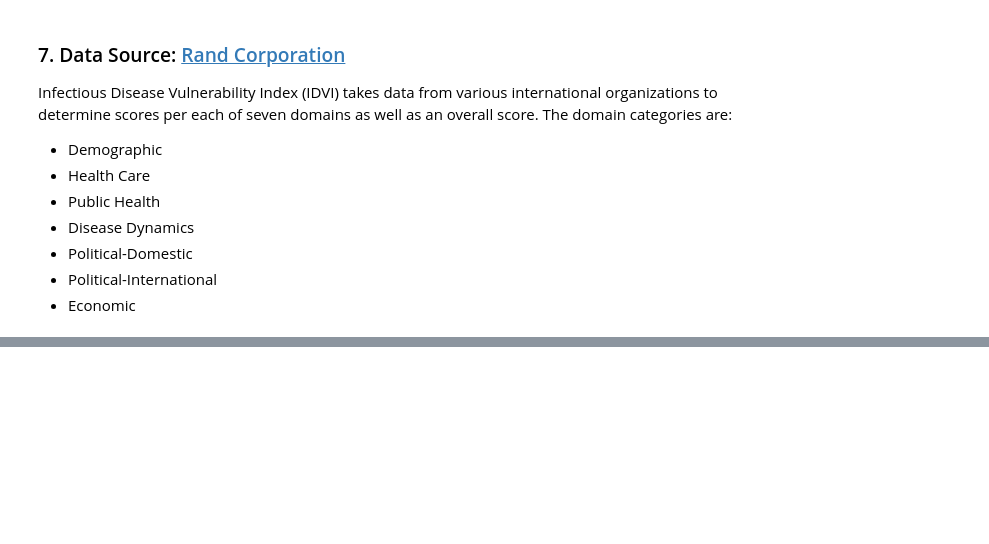
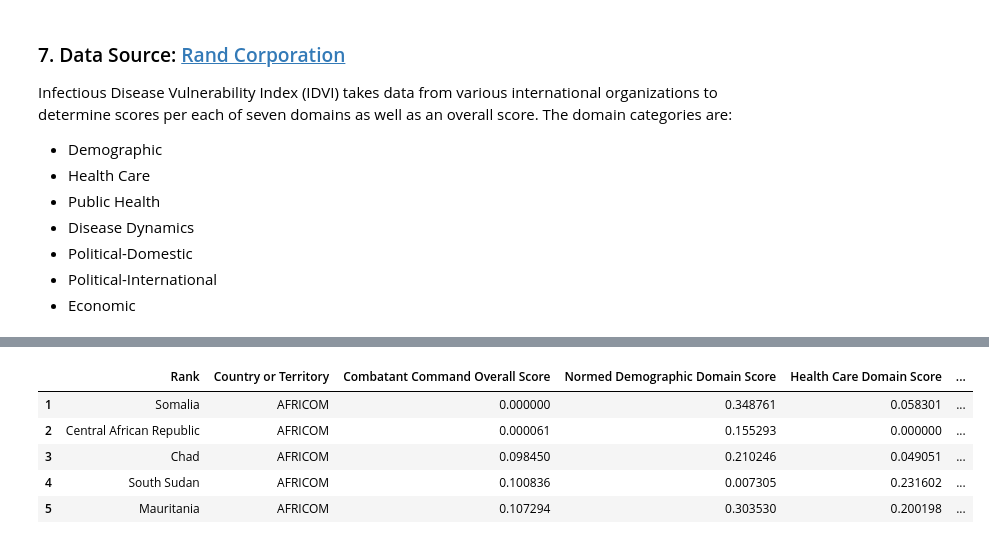
Before and after one commit to gksidhu/Capstone, a Jupyter notebook: Untitled.ipynb, the cells around one changed output, grey strips where cells are left out. Saved outputs shown, nothing was run; the diff lists cells and outputs as text; code cells hidden in the pictures; blank space fills up the shorter version.

```diff
--- a/Untitled.ipynb
+++ b/Untitled.ipynb
@@ -456 +734,13 @@ WARNING: No Unicode mapping for f_l (31) in font HBQQMC+FrutigerLTStd-Roman
+# %%
+IVDI_df['Overall Score'] = 0
+IVDI_df['Overall Score'] = IVDI_df[cols_to_avg].mean(axis=1)
+
+IVDI_df.head()
+# %% [output]
+|  | Rank | Country or Territory | Combatant Command Overall Score | Normed Demographic Domain Score | Health Care Domain Score | ... |
+| 1 | Somalia | AFRICOM | 0.000000 | 0.348761 | 0.058301 | ... |
+| 2 | Central African Republic | AFRICOM | 0.000061 | 0.155293 | 0.000000 | ... |
+| 3 | Chad | AFRICOM | 0.098450 | 0.210246 | 0.049051 | ... |
+| 4 | South Sudan | AFRICOM | 0.100836 | 0.007305 | 0.231602 | ... |
+| 5 | Mauritania | AFRICOM | 0.107294 | 0.303530 | 0.200198 | ... |
 # %%
```
Also changed, not shown: parts of 46 cells of this notebook.
